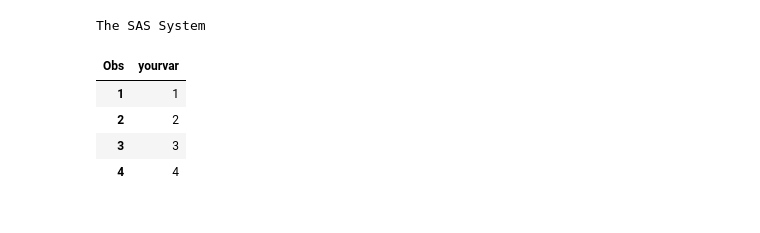
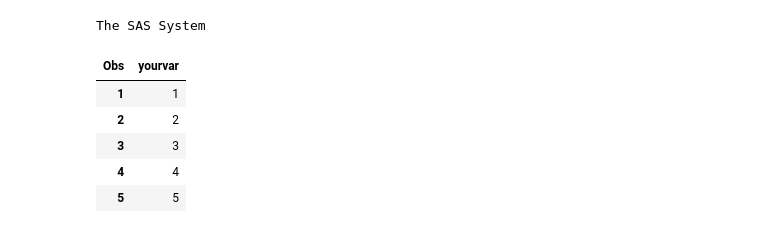
Before and after one commit to jharner/sdsSASExamples, a Jupyter notebook: c12/sas/test.ipynb, the cells around one changed output. Drawn from its saved outputs; the diff is of its cells as text; code cells hidden in the pictures.

```diff
--- a/test.ipynb
+++ b/c12/sas/test.ipynb
@@ -1,21 +1,23 @@
 # %%
 data sasintro;
 input yourvar;
 datalines;
 1
 2
 3
 4
+5
 ;
 run;
 
 proc print data = sasintro;
 run;
 quit;
 # %% [output]
 The SAS System
 | Obs | yourvar |
 | 1 | 1 |
 | 2 | 2 |
 | 3 | 3 |
 | 4 | 4 |
+| 5 | 5 |
```
Also changed, not shown: 3 other files.
